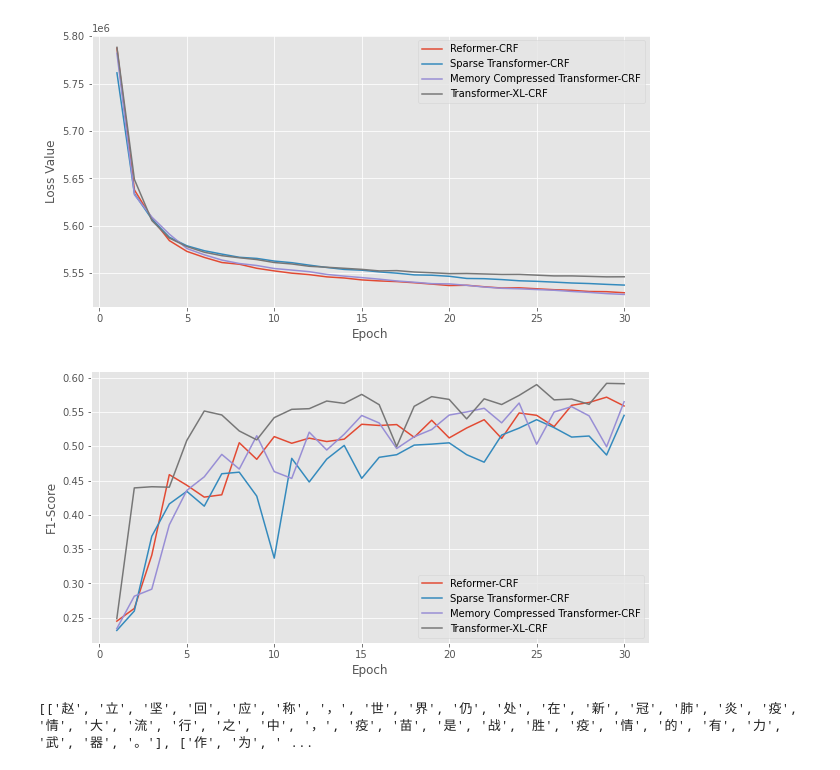
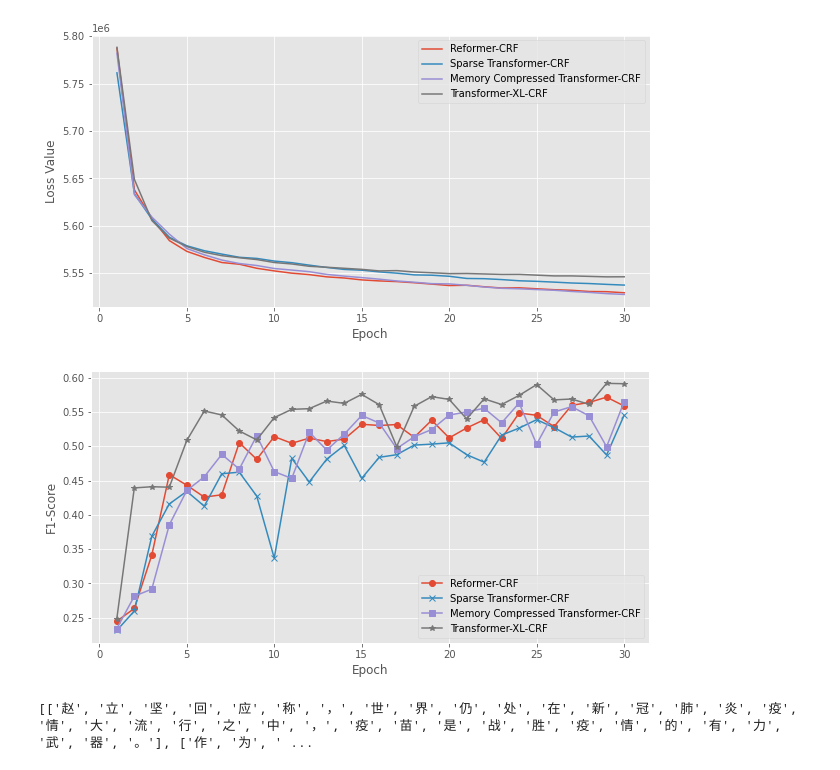
Before and after one commit to LiveTowardTheSea/re_sp_cm, a Jupyter notebook: visual.ipynb, the cells around one changed output. Cells and saved outputs as stored; diff of their text form; code cells hidden in the pictures.

```diff
--- a/visual.ipynb
+++ b/visual.ipynb
@@ -26,23 +26,23 @@ plt.grid(True)
 # %%
 re_f = [0.24488419158983588, 0.2634384717903154, 0.34127073693714033, 0.45860893966726796, 0.4432230405628229, 0.4258492129246065, 0.429231983760009, 0.5052008974097492, 0.4809813189286518, 0.5141377524598654, 0.5043975373790678, 0.5118555579725909, 0.5069351230425055, 0.5103961479536003, 0.5321120689655172, 0.5303800040642146, 0.5316746811624503, 0.5130878679265776, 0.5379786566227244, 0.5122302158273381, 0.526688815060908, 0.5387755102040815, 0.511434043032556, 0.5485996705107085, 0.5451794206658019, 0.528696004867167, 0.559720139930035, 0.5639589169000934, 0.5716748060902039, 0.5588204094621831]
 sp_f = [0.23133810954471923, 0.2596980255516841, 0.36877354541649227, 0.4158671984477741, 0.43430656934306566, 0.4126593603220756, 0.45994504333121966, 0.4622378344870338, 0.42730181301102027, 0.3368275862068965, 0.48240682906516763, 0.4479270868067134, 0.4812790097988654, 0.5012752599568373, 0.4532194948416934, 0.48391732065878196, 0.487726787620064, 0.5017226528854436, 0.5031585947024271, 0.5050461670603392, 0.487749802416168, 0.47681345637191924, 0.5163816196167318, 0.5265190002032107, 0.5388349514563108, 0.5272094926350246, 0.5134348410210479, 0.5149792258910999, 0.4872693295958889, 0.545085532038272]
 cm_f = [0.23402970655717908, 0.2813119084305525, 0.29160099076784507, 0.38536746127650223, 0.4355903749300504, 0.4554772581678411, 0.4881760230310508, 0.4667739710278225, 0.5153775416368652, 0.46307339449541285, 0.4531193868997725, 0.5205788771425638, 0.49457562220804085, 0.5176341730558597, 0.54497515464963, 0.5339754999476495, 0.4967525195968644, 0.5138816678797962, 0.5244111998382696, 0.5455288707204905, 0.5501160582401351, 0.5554870530209618, 0.534207650273224, 0.5631258590221873, 0.5029529884242854, 0.5500315989045713, 0.5578204235855624, 0.5443762355634169, 0.4993330369052912, 0.5650357995226731]
 xl_f = [0.24863883847549914, 0.43927527761542956, 0.4409952606635071, 0.4403287133570465, 0.5084820933584654, 0.5514675485737908, 0.5457160468461064, 0.522361359570662, 0.5093710474876394, 0.5418224548659331, 0.5539053317662144, 0.5548715771598388, 0.5660103626943005, 0.5626138189608998, 0.5757209114740874, 0.5606564187785625, 0.49963565703181917, 0.5583046246998643, 0.5724109189414461, 0.5683938852491562, 0.5399977176765947, 0.5692275221612495, 0.5609262589928057, 0.5742553191489361, 0.5899755241034372, 0.5677118078719146, 0.568967328500893, 0.5611702127659574, 0.5918097754293262, 0.5912845931433293]
 x = range(1,len(re_f)+1)
 #plt.ylim((1000000, 4000000))
 plt.style.use('ggplot')
 plt.figure(figsize=(10,5))
 #plt.title("F1-Score of Models on OntoNotes5.0 Dev Dataset")
 plt.xlabel("Epoch")
 plt.ylabel("F1-Score")
-plt.plot(x,re_f,'-',label='Reformer-CRF')
-plt.plot(x,sp_f,'-',label='Sparse Transformer-CRF')
-plt.plot(x,cm_f,'-',label='Memory Compressed Transformer-CRF')
-plt.plot(x,xl_f,'-',label='Transformer-XL-CRF')
+plt.plot(x,re_f,'-',label='Reformer-CRF',marker="o")
+plt.plot(x,sp_f,'-',label='Sparse Transformer-CRF',marker='x')
+plt.plot(x,cm_f,'-',label='Memory Compressed Transformer-CRF',marker='s')
+plt.plot(x,xl_f,'-',label='Transformer-XL-CRF',marker='*')
 plt.legend()
 plt.grid(True)
 # %% [output]
-[figure, old version]
+[figure, new version]
 # %%
 import codecs
 import json
```
Also changed, not shown: parts of 1 cell of this notebook, 3 other files.
